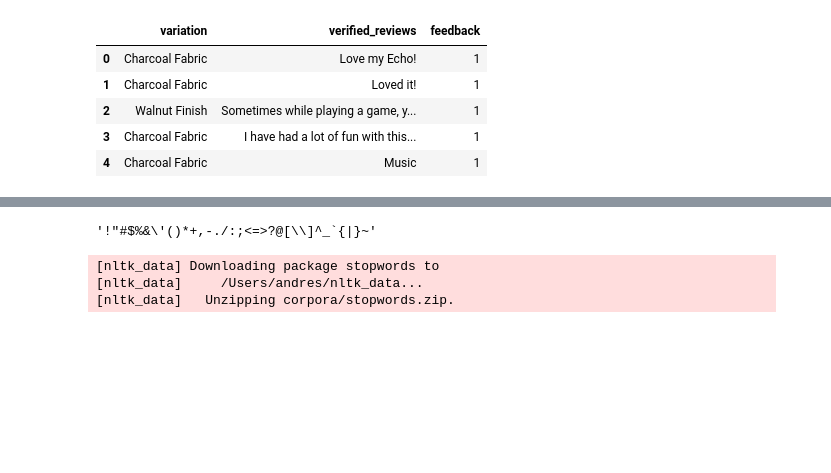
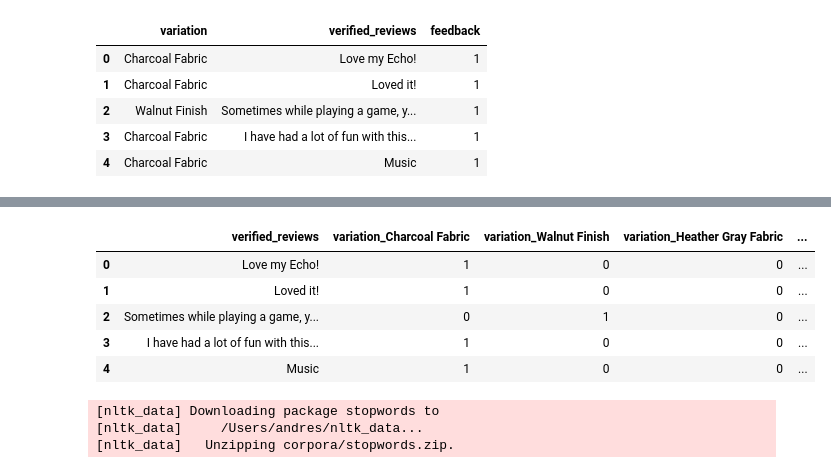
Before and after one commit to david-21fi/AmazonAlexa, a Jupyter notebook: Notebooks/modelo.ipynb, the cells around one changed output, grey strips where cells are left out. Saved outputs shown, nothing was run; the diff lists cells and outputs as text; code cells hidden in the pictures; blank space fills up the shorter version.

```diff
--- a/Notebooks/modelo.ipynb
+++ b/Notebooks/modelo.ipynb
@@ -36,8 +27,13 @@ data_enc.head()
-# %%
-#eliminemos los signos de puntuación
-string.punctuation
-# %% [output]
-'!"#$%&\'()*+,-./:;<=>?@[\\]^_`{|}~'
+# %%
+data_enc.drop(columns='feedback',inplace=True)
+data_enc.head()
+# %% [output]
+|  | verified_reviews | variation_Charcoal Fabric | variation_Walnut Finish | variation_Heather Gray Fabric | ... |
+| 0 | Love my Echo! | 1 | 0 | 0 | ... |
+| 1 | Loved it! | 1 | 0 | 0 | ... |
+| 2 | Sometimes while playing a game, y... | 0 | 1 | 0 | ... |
+| 3 | I have had a lot of fun with this... | 1 | 0 | 0 | ... |
+| 4 | Music | 1 | 0 | 0 | ... |
 # %%
 import re
 from nltk.corpus import stopwords
```
Also changed, not shown: parts of 16 cells of this notebook.
